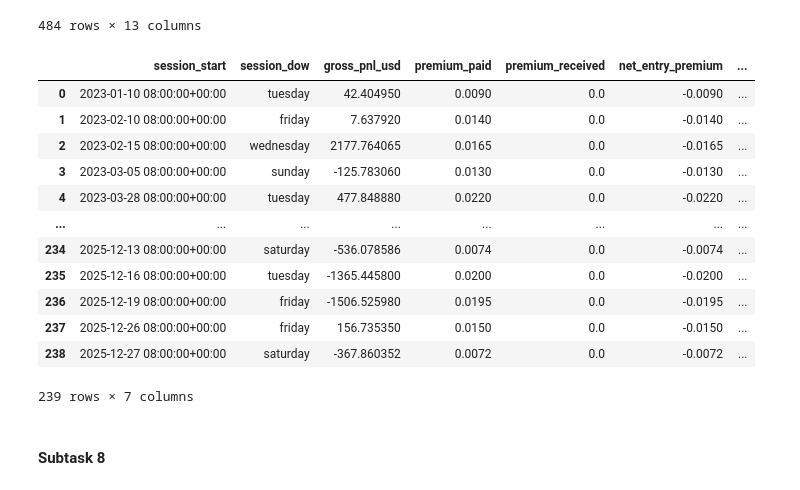
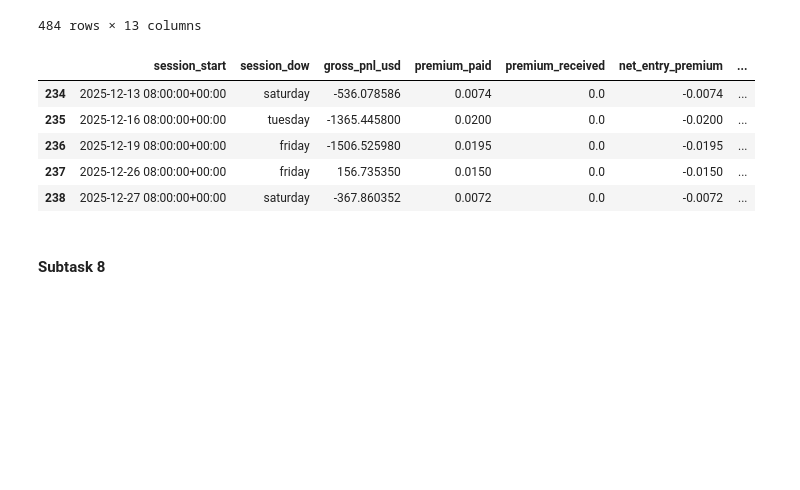
Before and after one commit to Harik-S/oaf-hilary-2026, a Jupyter notebook: trade_construction.ipynb, the cells around one changed output. Drawn from its saved outputs; the diff is of its cells as text; code cells hidden in the pictures; blank space fills up the shorter version.

```diff
--- a/trade_construction.ipynb
+++ b/trade_construction.ipynb
@@ -139,10 +139,10 @@ def summarise_short_pnl(trades_df):
 # %%
 session_signals_short, session_signals_long, options_df, btc_prices = import_data()
 # %%
-trades_df = construct_short_trades(session_signals_short, options_df)
-trades_df = calculate_short_exit_price_and_pnl(trades_df,btc_prices)
-trades_df.to_csv("data/trades_df_short.csv", index=False)
-trades_df
+trades_df_short = construct_short_trades(session_signals_short, options_df)
+trades_df_short = calculate_short_exit_price_and_pnl(trades_df_short,btc_prices)
+trades_df_short.to_csv("data/trades_df_short.csv", index=False)
+trades_df_short
 # %% [output]
 |  | session_start | session_type | session_dow | leg | strike | option_type | position | entry_price | ... |
 | 0 | 2023-01-03 08:00:00+00:00 | weekday | tuesday | atm_call | 16750.0 | C | short | 0.0040 | ... |
@@ -158,7 +158,7 @@ trades_df
 | 395 | 2025-12-28 08:00:00+00:00 | weekend | sunday | otm_put | 84000.0 | P | long | 0.0001 | ... |
 396 rows × 13 columns
 # %%
-pnl_df = summarise_short_pnl(trades_df)
-pnl_df
+pnl_df_short = summarise_short_pnl(trades_df_short)
+pnl_df_short.tail()
 # %% [output]
 |  | session_start | session_dow | gross_pnl_usd | premiums_received | hedge_cost | net_entry_premium | ... |
@@ -250,7 +243,7 @@ def calculate_long_exit_price_and_pnl(trades_df, btc_prices):
     trades_df["position_sign"] = 1
 
     trades_df["pnl"] = (
-        (trades_df["exit_price"] - trades_df["entry_price"] * trades_df["spot_at_expiry"])
+        (trades_df["exit_price"] - trades_df["entry_price"]) * trades_df["spot_at_expiry"]
         * trades_df["contracts"]
         * trades_df["position_sign"]
     )
@@ -295,7 +288,7 @@ def summarise_long_pnl(trades_df):
     return pnl_df
 # %%
 trades_df_long = construct_long_trades(session_signals_long, options_df)
-trades_df_long = calculate_short_exit_price_and_pnl(trades_df_long,btc_prices)
+trades_df_long = calculate_long_exit_price_and_pnl(trades_df_long,btc_prices)
 trades_df_long.to_csv("data/trades_df_long.csv", index=False)
 trades_df_long
 # %% [output]
@@ -314,21 +307,14 @@ trades_df_long
 484 rows × 13 columns
 # %%
 pnl_df_long = summarise_long_pnl(trades_df_long)
-pnl_df_long
+pnl_df_long.tail()
 # %% [output]
 |  | session_start | session_dow | gross_pnl_usd | premium_paid | premium_received | net_entry_premium | ... |
-| 0 | 2023-01-10 08:00:00+00:00 | tuesday | 42.404950 | 0.0090 | 0.0 | -0.0090 | ... |
-| 1 | 2023-02-10 08:00:00+00:00 | friday | 7.637920 | 0.0140 | 0.0 | -0.0140 | ... |
-| 2 | 2023-02-15 08:00:00+00:00 | wednesday | 2177.764065 | 0.0165 | 0.0 | -0.0165 | ... |
-| 3 | 2023-03-05 08:00:00+00:00 | sunday | -125.783060 | 0.0130 | 0.0 | -0.0130 | ... |
-| 4 | 2023-03-28 08:00:00+00:00 | tuesday | 477.848880 | 0.0220 | 0.0 | -0.0220 | ... |
-| ... | ... | ... | ... | ... | ... | ... | ... |
 | 234 | 2025-12-13 08:00:00+00:00 | saturday | -536.078586 | 0.0074 | 0.0 | -0.0074 | ... |
 | 235 | 2025-12-16 08:00:00+00:00 | tuesday | -1365.445800 | 0.0200 | 0.0 | -0.0200 | ... |
 | 236 | 2025-12-19 08:00:00+00:00 | friday | -1506.525980 | 0.0195 | 0.0 | -0.0195 | ... |
 | 237 | 2025-12-26 08:00:00+00:00 | friday | 156.735350 | 0.0150 | 0.0 | -0.0150 | ... |
 | 238 | 2025-12-27 08:00:00+00:00 | saturday | -367.860352 | 0.0072 | 0.0 | -0.0072 | ... |
-239 rows × 7 columns
 # %% [markdown]
 #### Subtask 8
 # %%
```
Also changed, not shown: parts of 6 cells of this notebook, 17 other files.
